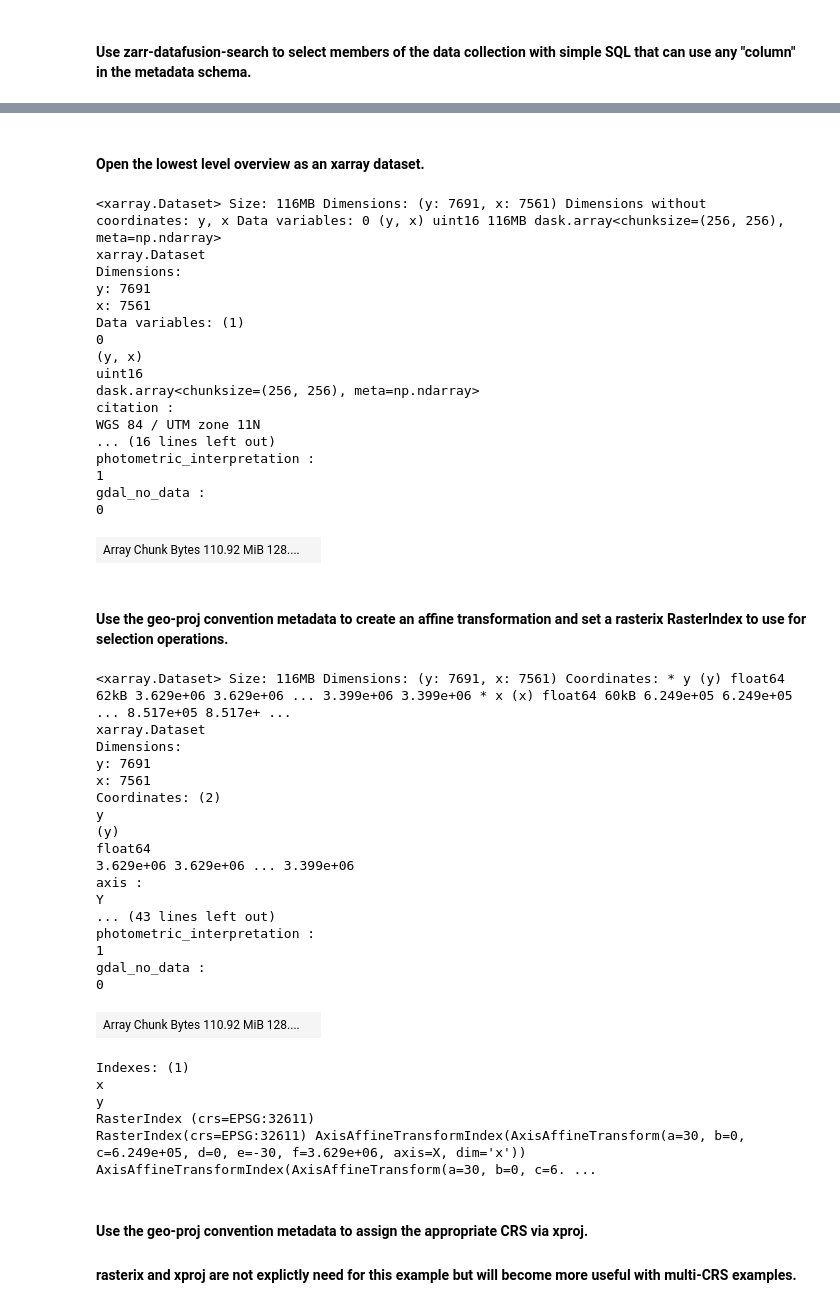
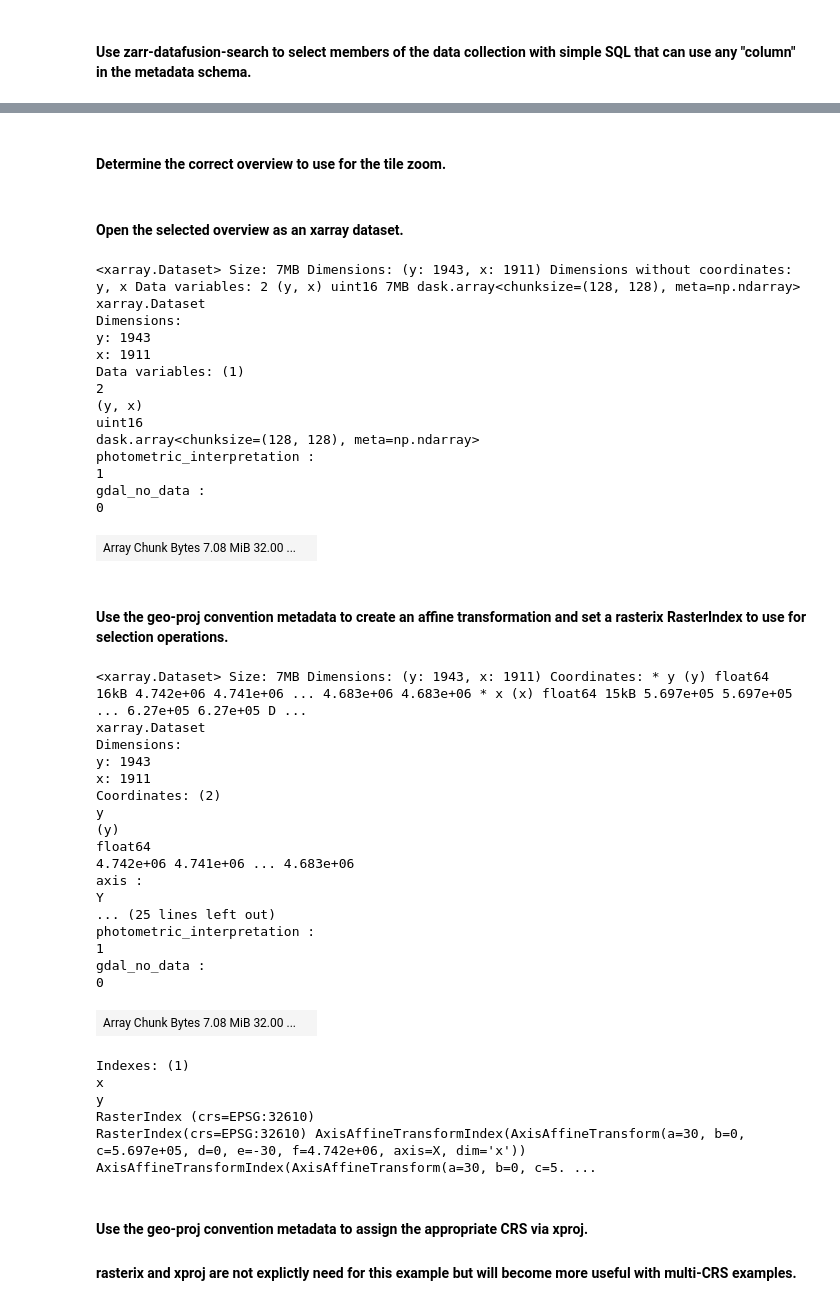
Before and after one commit to developmentseed/zarr-datafusion-search-examples, a Jupyter notebook: notebooks/Landsat9.ipynb, the cells around one changed output, grey strips where cells are left out. Cells and saved outputs as stored; diff of their text form; code cells hidden in the pictures.

Commit message:
Use correct scales for multiscales.

```diff
--- a/notebooks/Landsat9.ipynb
+++ b/notebooks/Landsat9.ipynb
@@ -313,5 +318,5 @@ item_group = zarr.open_group(session.store, path=first_row["group_path"], mode="
 item_group_attrs = dict(item_group.attrs)
 geo_proj = item_group_attrs[geo_proj_uuid]
 multiscales = item_group_attrs[multiscales_uuid]
-# %% [markdown]
-#### Open the lowest level overview as an xarray dataset.
+# %% [markdown]
+#### Determine the correct overview to use for the tile zoom.
@@ -318,33 +350,32 @@ multiscales = item_group_attrs[multiscales_uuid]
+# %% [markdown]
+#### Open the selected overview as an xarray dataset.
 # %%
-ds = xr.open_zarr(store=session.store, group=f"{first_row['group_path']}/red/multiscales/0")
+ds = xr.open_zarr(store=session.store, group=f"{first_row['group_path']}/red/multiscales/{overview}")
 ds
 # %% [output]
-<xarray.Dataset> Size: 116MB Dimensions: (y: 7691, x: 7561) Dimensions without coordinates: y, x Data variables: 0 (y, x) uint16 116MB dask.array<chunksize=(256, 256), meta=np.ndarray>
+<xarray.Dataset> Size: 7MB Dimensions: (y: 1943, x: 1911) Dimensions without coordinates: y, x Data variables: 2 (y, x) uint16 7MB dask.array<chunksize=(128, 128), meta=np.ndarray>
 xarray.Dataset
 Dimensions:
-y: 7691
-x: 7561
+y: 1943
+x: 1911
 Data variables: (1)
-0
+2
 (y, x)
 uint16
-dask.array<chunksize=(256, 256), meta=np.ndarray>
-citation :
-WGS 84 / UTM zone 11N
-... (16 lines left out)
+dask.array<chunksize=(128, 128), meta=np.ndarray>
 photometric_interpretation :
 1
 gdal_no_data :
 0
-| Array Chunk Bytes 110.92 MiB 128.... |  |
+| Array Chunk Bytes 7.08 MiB 32.00 ... |  |
 # %% [markdown]
 #### Use the geo-proj convention metadata to create an affine transformation and set a rasterix RasterIndex to use for selection operations.
 # %%
 affine = Affine(*geo_proj["configuration"]["transform"])
 index = RasterIndex.from_transform(
     affine=affine,
-    width=geo_proj["configuration"]["shape"][1],
-    height=geo_proj["configuration"]["shape"][0],
+    width=ds.sizes["x"],
+    height=ds.sizes["y"],
     x_dim="x",
     y_dim="y",
     crs=geo_proj["configuration"]["code"],
@@ -353,29 +384,29 @@ coords = xr.Coordinates.from_xindex(index)
 ds = ds.assign_coords(coords)
 ds
 # %% [output]
-<xarray.Dataset> Size: 116MB Dimensions: (y: 7691, x: 7561) Coordinates: * y (y) float64 62kB 3.629e+06 3.629e+06 ... 3.399e+06 3.399e+06 * x (x) float64 60kB 6.249e+05 6.249e+05 ... 8.517e+05 8.517e+ ...
+<xarray.Dataset> Size: 7MB Dimensions: (y: 1943, x: 1911) Coordinates: * y (y) float64 16kB 4.742e+06 4.741e+06 ... 4.683e+06 4.683e+06 * x (x) float64 15kB 5.697e+05 5.697e+05 ... 6.27e+05 6.27e+05 D ...
 xarray.Dataset
 Dimensions:
-y: 7691
-x: 7561
+y: 1943
+x: 1911
 Coordinates: (2)
 y
 (y)
 float64
-3.629e+06 3.629e+06 ... 3.399e+06
+4.742e+06 4.741e+06 ... 4.683e+06
 axis :
 Y
-... (43 lines left out)
+... (25 lines left out)
 photometric_interpretation :
 1
 gdal_no_data :
 0
-| Array Chunk Bytes 110.92 MiB 128.... |  |
+| Array Chunk Bytes 7.08 MiB 32.00 ... |  |
 Indexes: (1)
 x
 y
-RasterIndex (crs=EPSG:32611)
-RasterIndex(crs=EPSG:32611) AxisAffineTransformIndex(AxisAffineTransform(a=30, b=0, c=6.249e+05, d=0, e=-30, f=3.629e+06, axis=X, dim='x')) AxisAffineTransformIndex(AxisAffineTransform(a=30, b=0, c=6. ...
+RasterIndex (crs=EPSG:32610)
+RasterIndex(crs=EPSG:32610) AxisAffineTransformIndex(AxisAffineTransform(a=30, b=0, c=5.697e+05, d=0, e=-30, f=4.742e+06, axis=X, dim='x')) AxisAffineTransformIndex(AxisAffineTransform(a=30, b=0, c=5. ...
 # %% [markdown]
 #### Use the geo-proj convention metadata to assign the appropriate CRS via xproj.
 #### rasterix and xproj are not explictly need for this example but will become more useful with multi-CRS examples.
```
Also changed, not shown: parts of 24 cells of this notebook, 1 other file.
